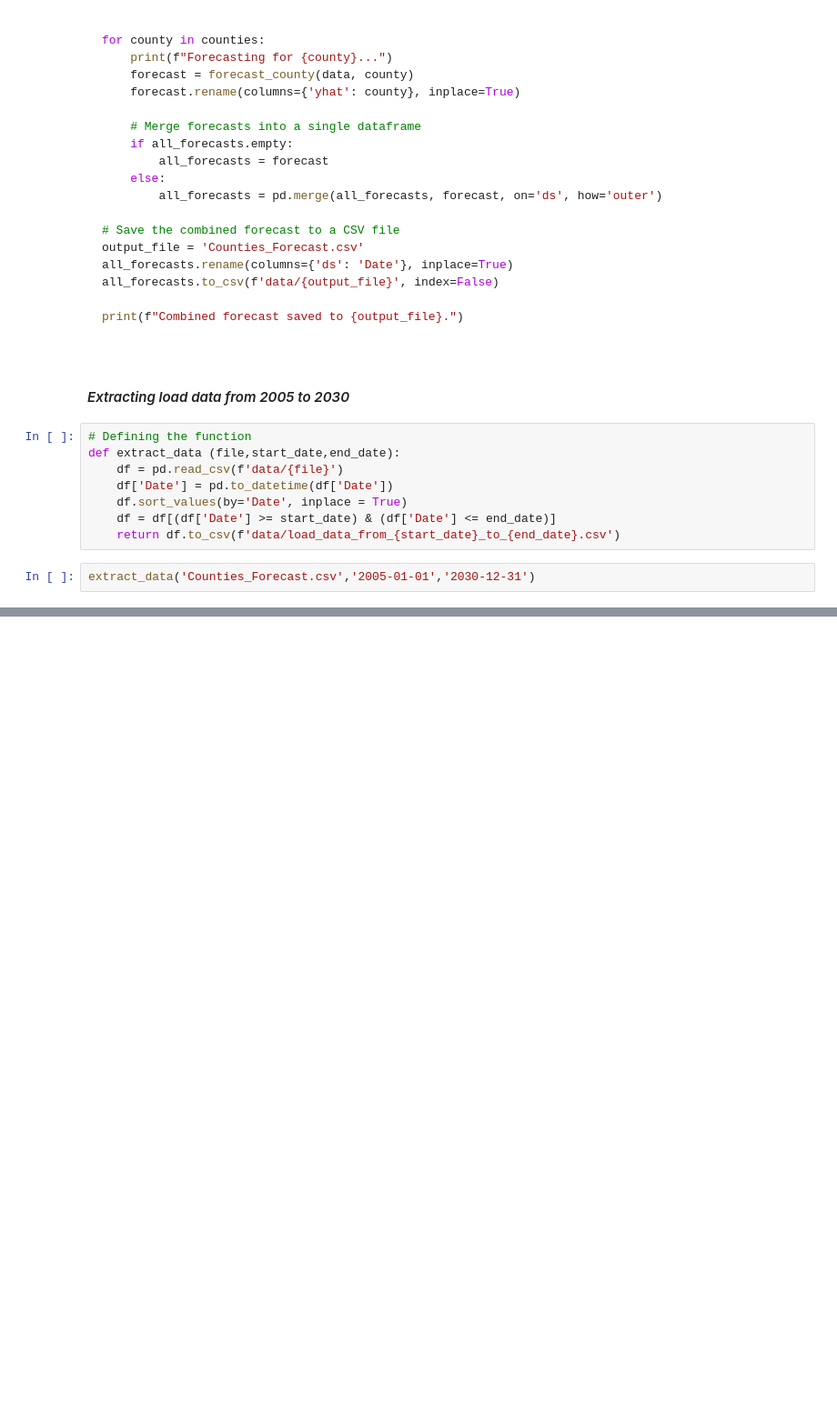
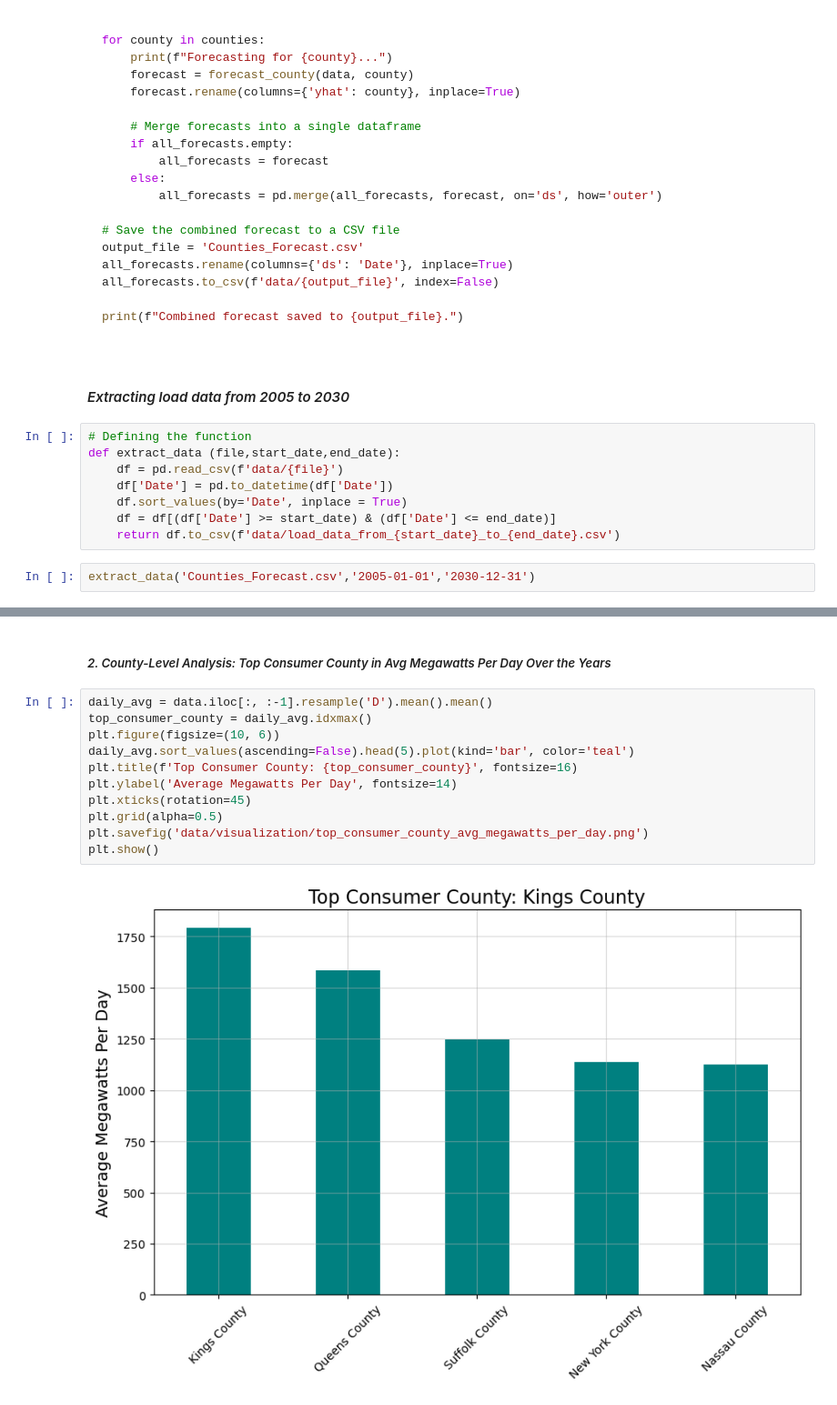
Before and after one commit to DamarTheMunginizer/New-York-State-Energy-Consumption, a Jupyter notebook: Load_Data.ipynb, the cells around one changed output, grey strips where cells are left out. Shown at 91% size. Cells and saved outputs as stored; diff of their text form; blank space fills up the shorter version.

```diff
--- a/Load_Data.ipynb
+++ b/Load_Data.ipynb
@@ -429,0 +474,15 @@ extract_data('Counties_Forecast.csv','2005-01-01','2030-12-31')
+# %% [markdown]
+##### *2. County-Level Analysis: Top Consumer County in Avg Megawatts Per Day Over the Years*
+# %%
+daily_avg = data.iloc[:, :-1].resample('D').mean().mean()
+top_consumer_county = daily_avg.idxmax()
+plt.figure(figsize=(10, 6))
+daily_avg.sort_values(ascending=False).head(5).plot(kind='bar', color='teal')
+plt.title(f'Top Consumer County: {top_consumer_county}', fontsize=16)
+plt.ylabel('Average Megawatts Per Day', fontsize=14)
+plt.xticks(rotation=45)
+plt.grid(alpha=0.5)
+plt.savefig('data/visualization/top_consumer_county_avg_megawatts_per_day.png')
+plt.show()
+# %% [output]
+[figure, added]
```
Also changed, not shown: parts of 13 cells of this notebook, 4 other files.
